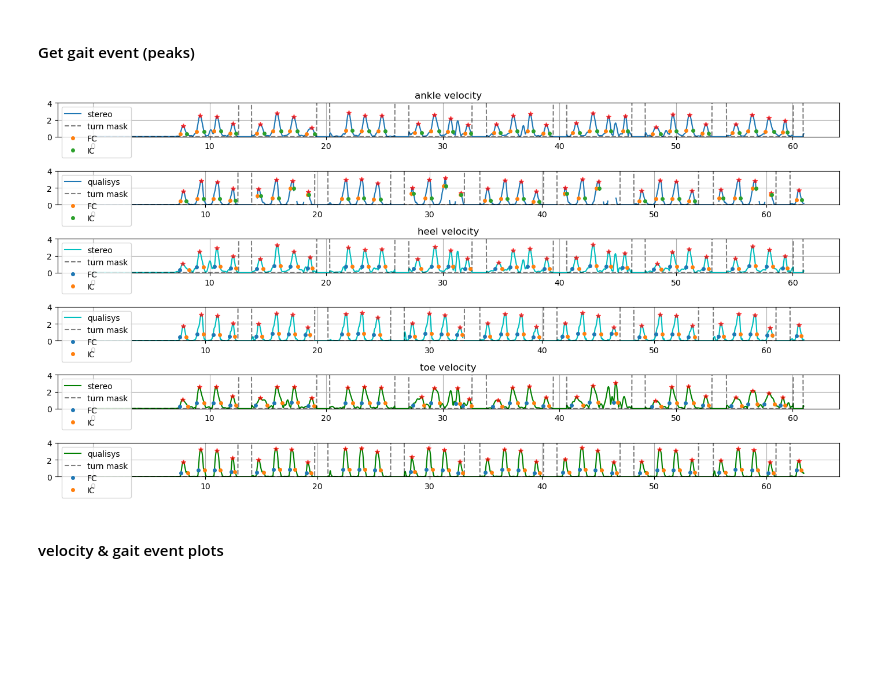
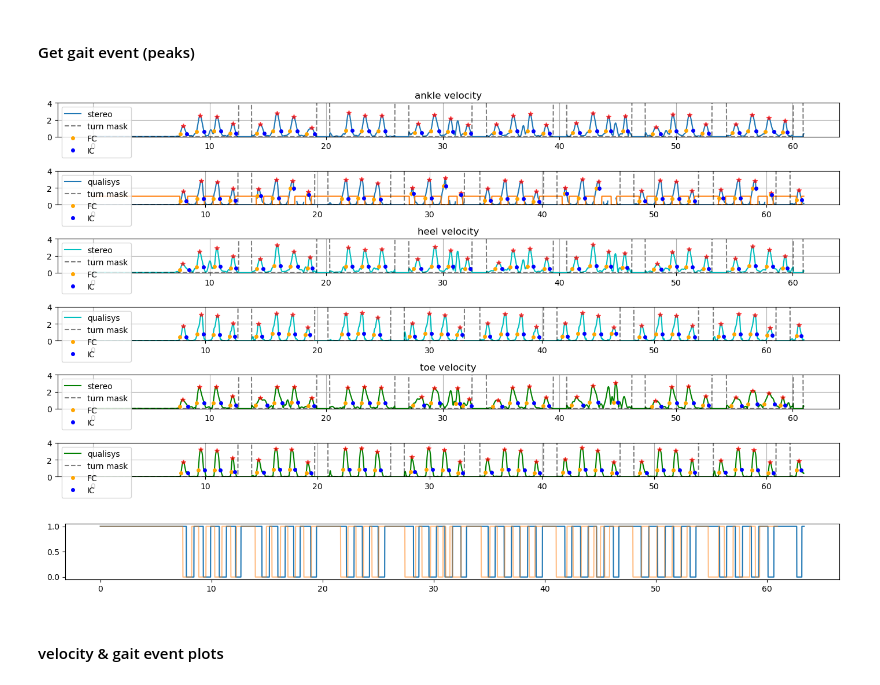
Before and after one commit to MateUnger/StereoVision, a Jupyter notebook: pipeline.ipynb, the cells around one changed output. Cells and saved outputs as stored; diff of their text form; code cells hidden in the pictures; blank space fills up the shorter version.

```diff
--- a/pipeline.ipynb
+++ b/pipeline.ipynb
@@ -1041,36 +1041,66 @@ if True:
     axs[1].plot(tQ, qualisys_ankle_vel, label="qualisys")
 
     axs[2].set_title("heel velocity")
     axs[2].plot(tS, stereo_heel_vel, "c", label="stereo")
     axs[3].plot(tQ, qualisys_heel_vel, "c", label="qualisys")
 
     axs[4].set_title("toe velocity")
     axs[4].plot(tS, stereo_toe_vel, "g", label="stereo")
     axs[5].plot(tQ, qualisys_toe_vel, "g", label="qualisys")
 
 
     for ind, ax in enumerate(axs):
         # plot turn masks
         if ind % 2 == 1:
             ax.plot(tQ[1:], qualisys_turn_mask[2:] * 5, "k--", label="turn mask", alpha=0.5)
             fs = qualisys_properties["fps"]
         else:
             ax.plot(tS[1:], stereo_turn_mask[2:] * 5, "k--", label="turn mask", alpha=0.5)
             fs = stereo_properties["fps"]
         #plot peaks, bases
         ax.plot(all_peaks[ind]/fs,velocity_profiles[ind][all_peaks[ind]],"r*", alpha=0.65)
         # ax.plot(left_ips / fs, width_heights, "o", label="turn start", markersize=4)
         # ax.plot(right_ips / fs, width_heights, "o", label="turn end", markersize=4)
-        ax.plot(all_left_bases[ind]/fs,all_width_heights[ind],"o",label="FC", markersize=4)
-        ax.plot(all_right_bases[ind]/fs,all_width_heights[ind],"o",label="IC", markersize=4)
+        ax.plot(all_left_bases[ind]/fs,all_width_heights[ind],"o",c="orange",label="FC", markersize=4)
+        ax.plot(all_right_bases[ind]/fs,all_width_heights[ind],"o",c="blue",label="IC", markersize=4)
 
 
         ax.set_ylim([0, 4])
         ax.grid()
         ax.legend(loc="upper left")
     plt.tight_layout()
 # %% [output]
-[figure, old version]
+[figure, new version]
+# %%
+qualisys_ground_contact = np.ones_like(qualisys_ankle_vel)
+ankle_bases = np.round(np.array([all_left_bases[1], all_right_bases[1]]).T).astype(int)
+heel_bases = np.round(np.array([all_left_bases[3],all_right_bases[3]]).T).astype(int)
+toe_bases = np.round(np.array([all_left_bases[5], all_right_bases[5]]).T).astype(int)
+
+for (ankle_lb, ankle_rb), (heel_lb, heel_rb), (toe_lb, toe_rb) in zip(ankle_bases, heel_bases, toe_bases):
+    qualisys_ground_contact[ankle_lb:ankle_rb] = 0
+    qualisys_ground_contact[heel_lb:heel_rb] = 0
+    qualisys_ground_contact[toe_lb:toe_rb] = 0
+
+stereo_ground_contact = np.ones_like(stereo_ankle_vel)
+ankle_bases = np.round(np.array([all_left_bases[0], all_right_bases[0]]).T).astype(int)
+heel_bases = np.round(np.array([all_left_bases[2],all_right_bases[2]]).T).astype(int)
+toe_bases = np.round(np.array([all_left_bases[4], all_right_bases[4]]).T).astype(int)
+
+for (ankle_lb, ankle_rb), (heel_lb, heel_rb), (toe_lb, toe_rb) in zip(ankle_bases, heel_bases, toe_bases):
+    stereo_ground_contact[ankle_lb:ankle_rb] = 0
+    stereo_ground_contact[heel_lb:heel_rb] = 0
+    stereo_ground_contact[toe_lb:toe_rb] = 0
+
+
+
+plt.close('all')
+plt.figure(figsize=(14,1.5))
+plt.plot(tQ,qualisys_ground_contact, label= "qualisys")
+plt.plot(tS, stereo_ground_contact, label="stereo", alpha=0.5)
+plt.tight_layout()
+# %% [output]
+[figure, added]
 # %% [markdown]
 #### velocity & gait event plots
 # %%
```
